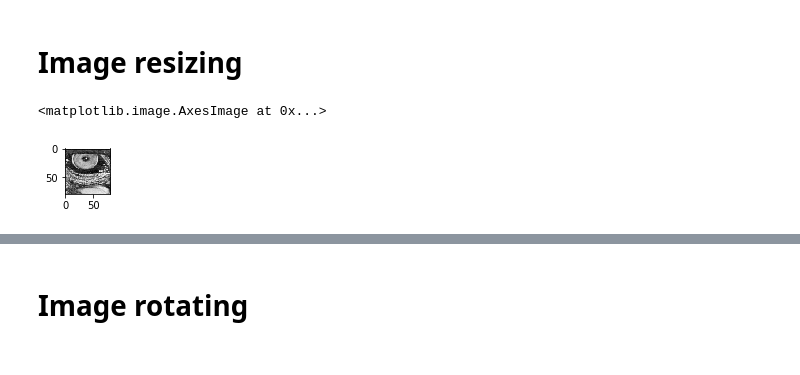
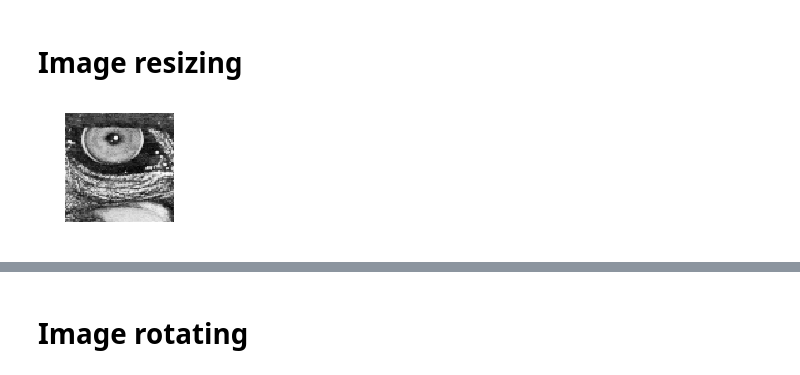
Before and after one commit to mszpyrka/MOWNIT-2018, a Jupyter notebook: zadanie5/lab5.ipynb, the cells around one changed output, grey strips where cells are left out. Cells and saved outputs as stored; diff of their text form; code cells hidden in the pictures.

```diff
--- a/zadanie5/lab5.ipynb
+++ b/zadanie5/lab5.ipynb
@@ -138,8 +310,9 @@ width = xend - xstart
 height = yend - ystart
 # %%
 dpi = 96.
-plt.figure(figsize=(width / dpi, height / dpi))
+plt.figure(figsize=(2, 2))
+plt.axis('off')
 plt.imshow(im, cmap="Greys_r")
+plt.savefig('eye_small.pdf')
 # %% [output]
-<matplotlib.image.AxesImage at 0x...>
-[figure, old version]
+[figure, new version]
```
Also changed, not shown: parts of 50 cells of this notebook, 2 other files.
